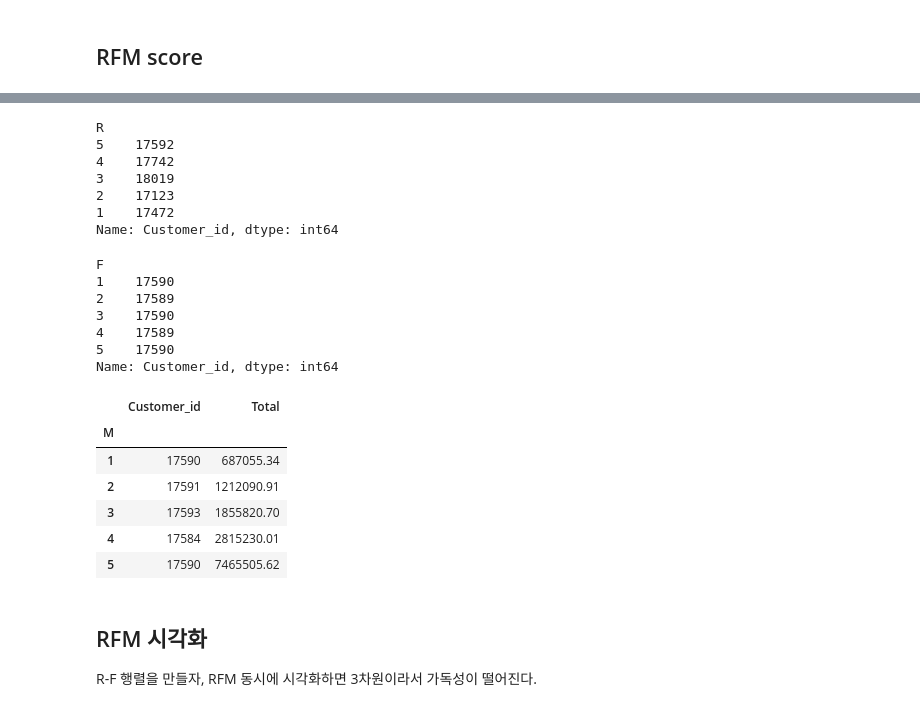
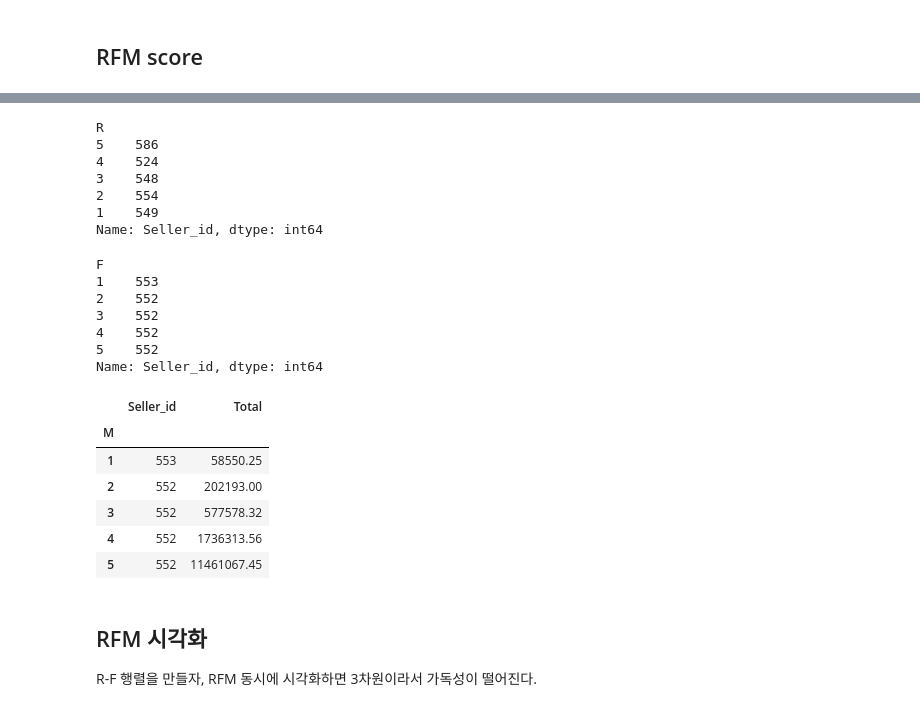
Before and after one commit to jiin124/KPI_Dacon_2024, a Jupyter notebook: RFM seller.ipynb, the cells around one changed output, grey strips where cells are left out. Drawn from its saved outputs; the diff is of its cells as text; code cells hidden in the pictures.

```diff
--- a/RFM seller.ipynb
+++ b/RFM seller.ipynb
@@ -27,3 +27,6 @@ order_items.head()
 | 4 | ORDER_61452 | 1 | PRODUCT_03505 | SELLER_0581 | 21.9 | 12.69 |
 # %%
 orders['Order_purchase_timestamp']=pd.to_datetime(orders['Order_purchase_timestamp'])
+# %%
+seller_order=pd.merge(orders,order_items,on='Order_id')
+seller_order.head()
@@ -59,14 +47,17 @@ orders
+# %%
+#주문별 총 구매 금액 계산
+seller_order['Total']=seller_order['Price']+seller_order['Freight_value']
 # %%
 #Frequency
-frequency=orders.groupby('Seller_id').size().reset_index(name='Frequency')
+frequency=seller_order.groupby('Seller_id').size().reset_index(name='Frequency')
 
 #Monetary
-monetary=orders.groupby('Seller_id')['Total'].sum().reset_index()
+monetary=seller_order.groupby('Seller_id')['Total'].sum().reset_index()
 
 #Recency
-current_date=orders['Order_purchase_timestamp'].max()+timedelta(days=1)
-orders['Recency']=(current_date-pd.to_datetime(orders['Order_purchase_timestamp'])).dt.days
-recency=orders.groupby('Seller_id')['Recency'].min().reset_index()
+current_date=seller_order['Order_purchase_timestamp'].max()+timedelta(days=1)
+seller_order['Recency']=(current_date-pd.to_datetime(seller_order['Order_purchase_timestamp'])).dt.days
+recency=seller_order.groupby('Seller_id')['Recency'].min().reset_index()
 
 rfm=pd.merge(recency,frequency,on='Seller_id')
 rfm=pd.merge(rfm,monetary,on='Seller_id')
@@ -116,37 +107,37 @@ rfm
 rfm.to_csv('RFM.csv',index=False)
 # %%
 #R
-rfm.groupby('R').count()['Customer_id']
+rfm.groupby('R').count()['Seller_id']
 # %% [output]
 R
-5    17592
-4    17742
-3    18019
-2    17123
-1    17472
-Name: Customer_id, dtype: int64
+5    586
+4    524
+3    548
+2    554
+1    549
+Name: Seller_id, dtype: int64
 # %%
 #F
-rfm.groupby('F').count()['Customer_id']
+rfm.groupby('F').count()['Seller_id']
 # %% [output]
 F
-1    17590
-2    17589
-3    17590
-4    17589
-5    17590
-Name: Customer_id, dtype: int64
+1    553
+2    552
+3    552
+4    552
+5    552
+Name: Seller_id, dtype: int64
 # %%
 #
-rfm.groupby(['M']).agg({'Customer_id':'count','Total':'sum'})
+rfm.groupby(['M']).agg({'Seller_id':'count','Total':'sum'})
 # %% [output]
-|  | Customer_id | Total |
+|  | Seller_id | Total |
 | M |  |  |
-| 1 | 17590 | 687055.34 |
-| 2 | 17591 | 1212090.91 |
-| 3 | 17593 | 1855820.70 |
-| 4 | 17584 | 2815230.01 |
-| 5 | 17590 | 7465505.62 |
+| 1 | 553 | 58550.25 |
+| 2 | 552 | 202193.00 |
+| 3 | 552 | 577578.32 |
+| 4 | 552 | 1736313.56 |
+| 5 | 552 | 11461067.45 |
 # %% [markdown]
 ## RFM 시각화
 
```
Also changed, not shown: parts of 7 cells of this notebook, 1 other file.
